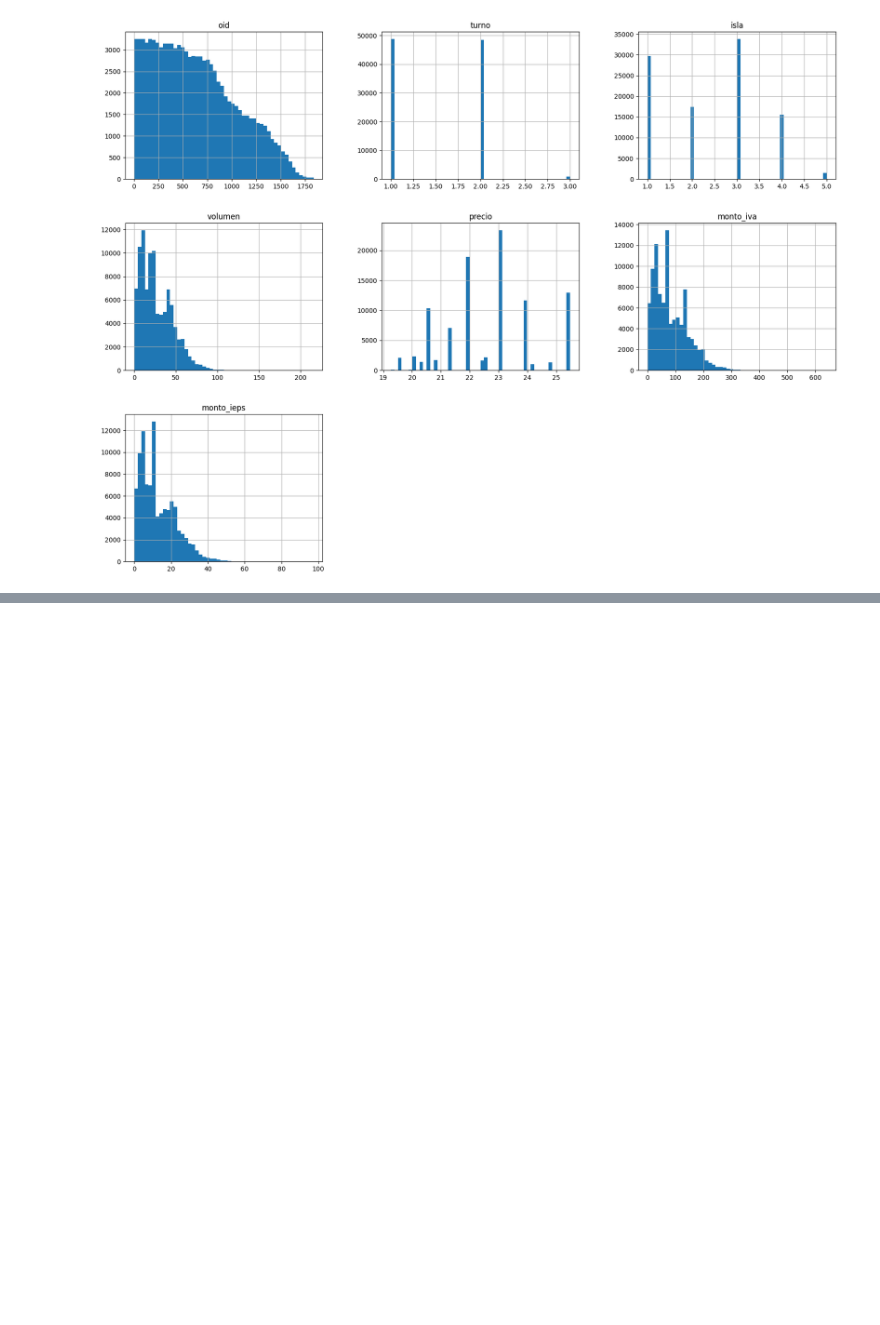
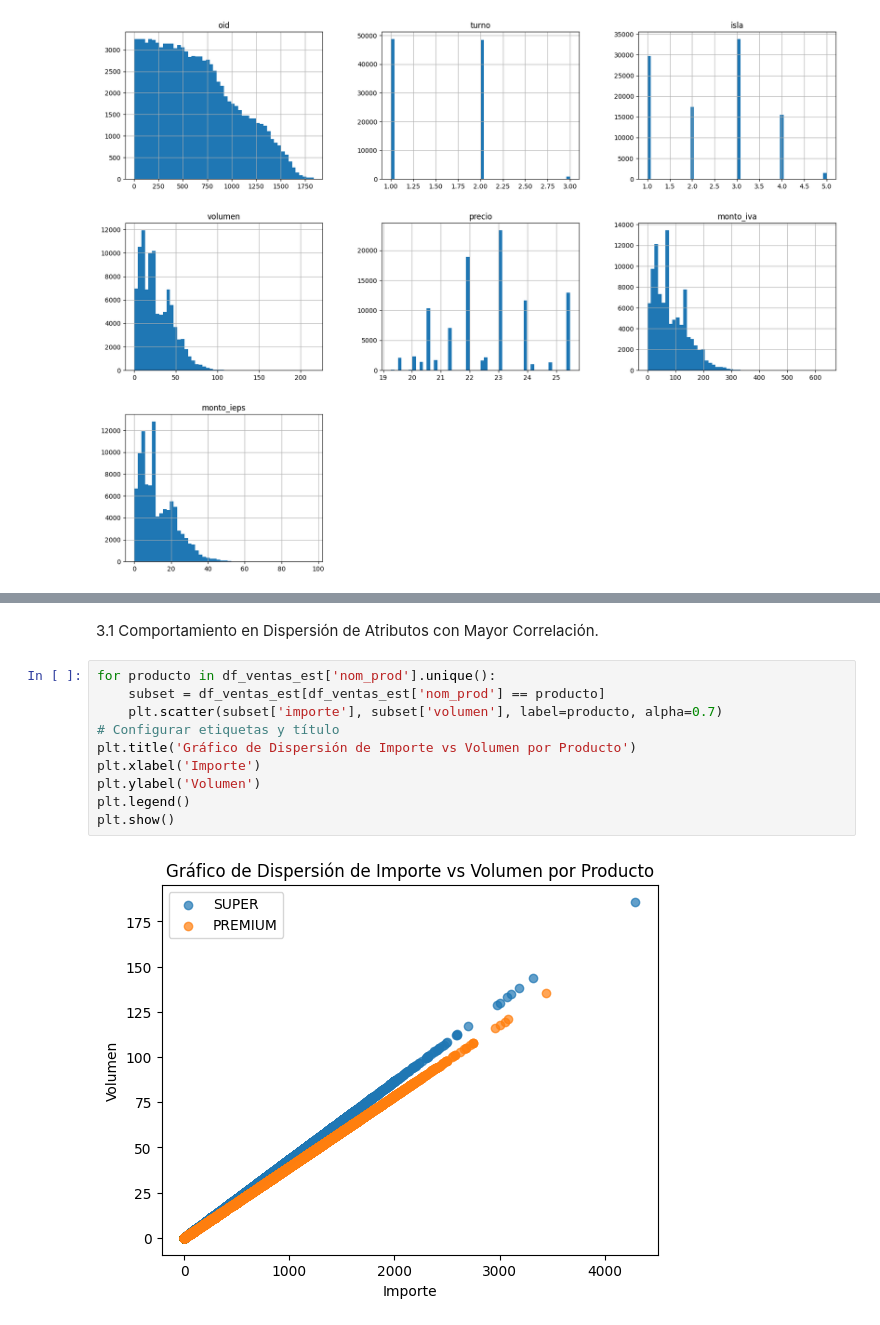
Before and after one commit to RiquelmeDom/project_machine_learning, a Jupyter notebook: project_forecast_ventas_combustible.ipynb, the cells around one changed output, grey strips where cells are left out. Saved outputs shown, nothing was run; the diff lists cells and outputs as text; blank space fills up the shorter version.

```diff
--- a/project_forecast_ventas_combustible.ipynb
+++ b/project_forecast_ventas_combustible.ipynb
@@ -215,0 +223,14 @@ plt.show()
+# %% [markdown]
+3.1 Comportamiento en Dispersión de Atributos con Mayor Correlación.
+# %%
+for producto in df_ventas_est['nom_prod'].unique():
+    subset = df_ventas_est[df_ventas_est['nom_prod'] == producto]
+    plt.scatter(subset['importe'], subset['volumen'], label=producto, alpha=0.7)
+# Configurar etiquetas y título
+plt.title('Gráfico de Dispersión de Importe vs Volumen por Producto')
+plt.xlabel('Importe')
+plt.ylabel('Volumen')
+plt.legend()
+plt.show()
+# %% [output]
+[figure, added]
```
Also changed, not shown: parts of 9 cells of this notebook.
